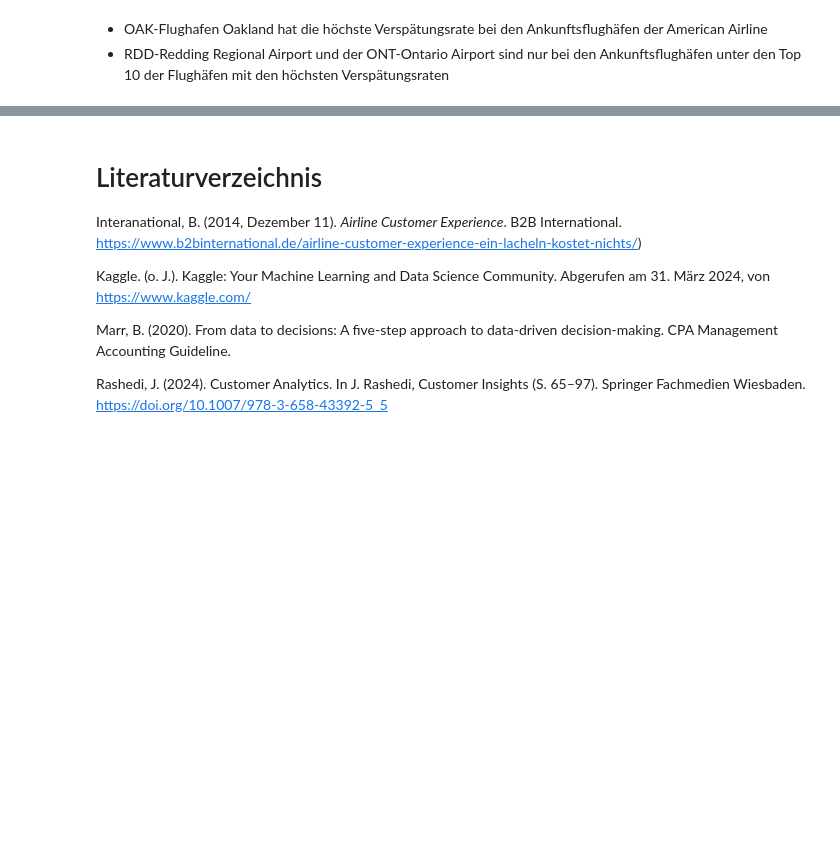
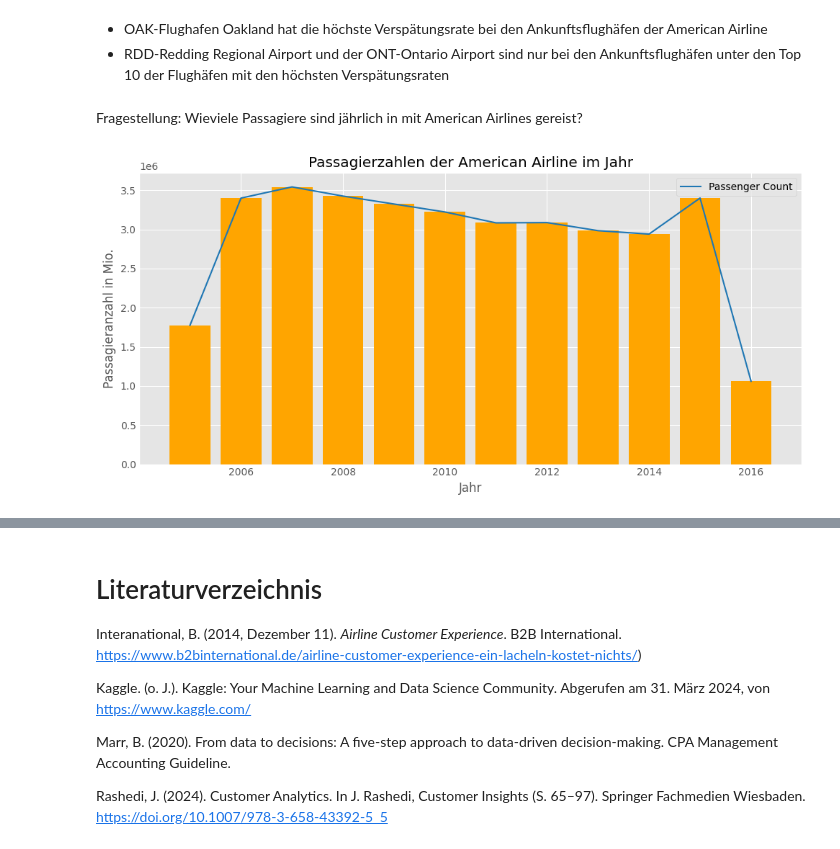
Before and after one commit to DivinitasMaxima/BINA-REPO, a Jupyter notebook: BINA_1.ipynb, the cells around one changed output, grey strips where cells are left out. Drawn from its saved outputs; the diff is of its cells as text; code cells hidden in the pictures; blank space fills up the shorter version.

```diff
--- a/BINA_1.ipynb
+++ b/BINA_1.ipynb
@@ -247,0 +328,7 @@ dtype: int64
+# %%
+df_air_traffic_bereinigt = df_air_traffic.dropna()
+df_air_traffic_bereinigt.isna().sum()
+
+#Ausgabe der Daten für American Airlines
+df_AA = df_air_traffic_bereinigt[df_air_traffic_bereinigt['Published Airline'] == 'American Airlines']
+df_AA.head()
@@ -526,3 +620,31 @@ plt.show()
 # %% [markdown]
 *   OAK-Flughafen Oakland hat die höchste Verspätungsrate bei den Ankunftsflughäfen der American Airline
 *   RDD-Redding Regional Airport und der ONT-Ontario Airport sind nur bei den Ankunftsflughäfen unter den Top 10 der Flughäfen mit den höchsten Verspätungsraten
+# %% [markdown]
+Fragestellung: Wieviele Passagiere sind jährlich in mit American Airlines gereist?
+# %%
+import pandas as pd
+import matplotlib.pyplot as plt
+# Bereinigung der nichtverwendeten numerischen Spalten
+df_AA_plt = df_AA
+df_AA_plt = df_AA_plt.drop("Adjusted Passenger Count", axis=1)
+df_AA_plt = df_AA_plt.drop("Activity Period", axis=1)
+df_AA_plt = df_AA_plt.drop("index", axis=1)
+
+# Gruppieren nach Jahren
+df_AA_group = df_AA_plt.groupby(['Year']).sum()
+
+# Diagrammdarstellung
+
+
+df_AA_group.plot(figsize=(10, 5))
+plt.bar(df_AA_group.index, df_AA_group['Passenger Count'], color='orange')
+plt.grid(True)
+plt.style.use('_mpl-gallery')
+plt.title('Passagierzahlen der American Airline im Jahr')
+plt.xlabel('Jahr')
+plt.ylabel('Passagieranzahl in Mio.')
+plt.tight_layout()
+plt.show()
+# %% [output]
+[figure, added]
```
Also changed, not shown: parts of 10 cells of this notebook.
